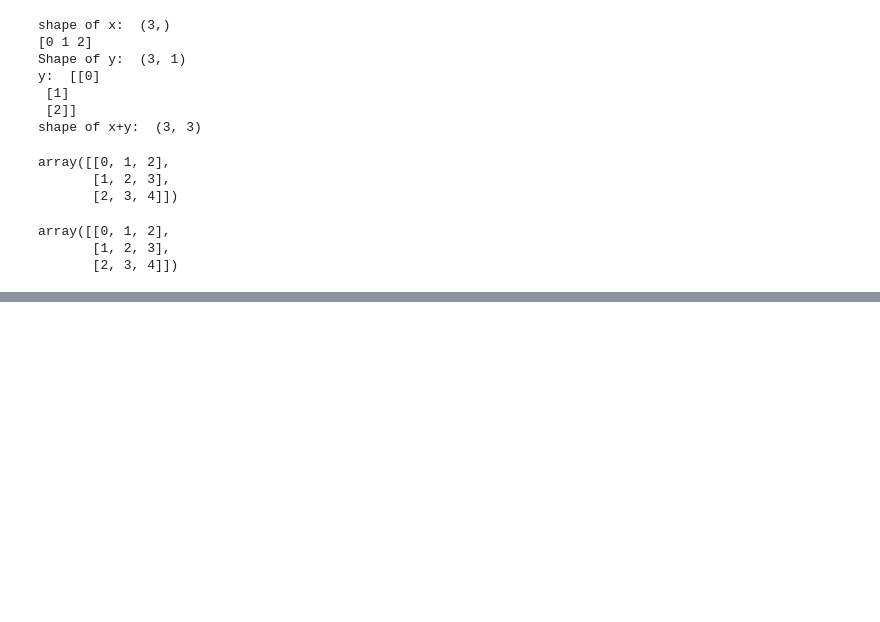
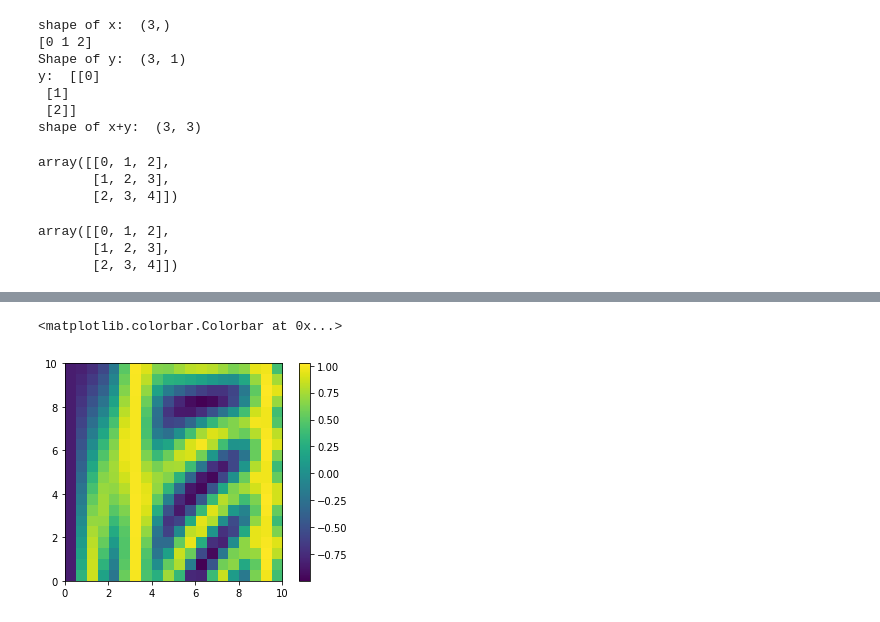
Before and after one commit to rojamogili/Python, a Jupyter notebook: python data science handbook/introduct_to_numpy.ipynb, the cells around one changed output, grey strips where cells are left out. Saved outputs shown, nothing was run; the diff lists cells and outputs as text; code cells hidden in the pictures; blank space fills up the shorter version.

```diff
--- a/python data science handbook/introduct_to_numpy.ipynb
+++ b/python data science handbook/introduct_to_numpy.ipynb
@@ -1752,0 +1875,4 @@ array([[0, 1, 2],
+# %%
+x = np.linspace(0,5, 20)
+y = np.linspace(0, 5, 20)[:, np.newaxis]
+x,y
@@ -1752,0 +1897,3 @@ array([[0, 1, 2],
+# %%
+z = np.sin(x)**10 + np.cos(10+y*x)*np.cos(x)
+z
@@ -1752,0 +1918,6 @@ array([[0, 1, 2],
+# %%
+plt.imshow(z, extent = [0,10,0,10])
+plt.colorbar()
+# %% [output]
+<matplotlib.colorbar.Colorbar at 0x...>
+[figure, added]
```
Also changed, not shown: parts of 164 cells of this notebook.
